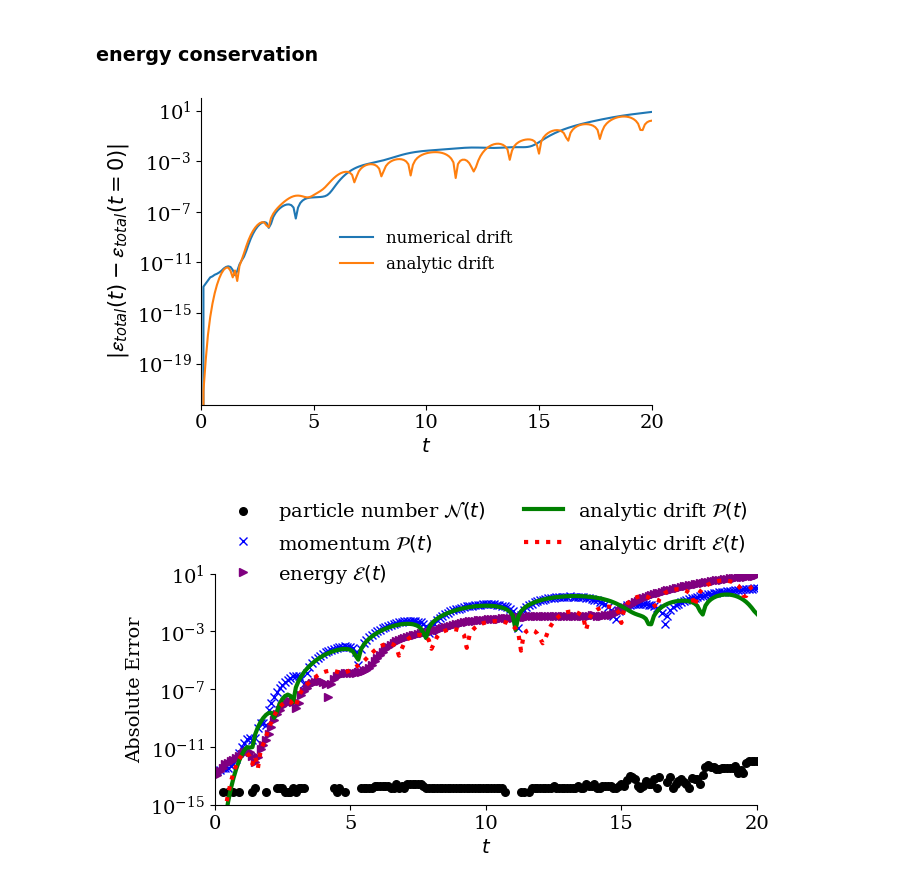
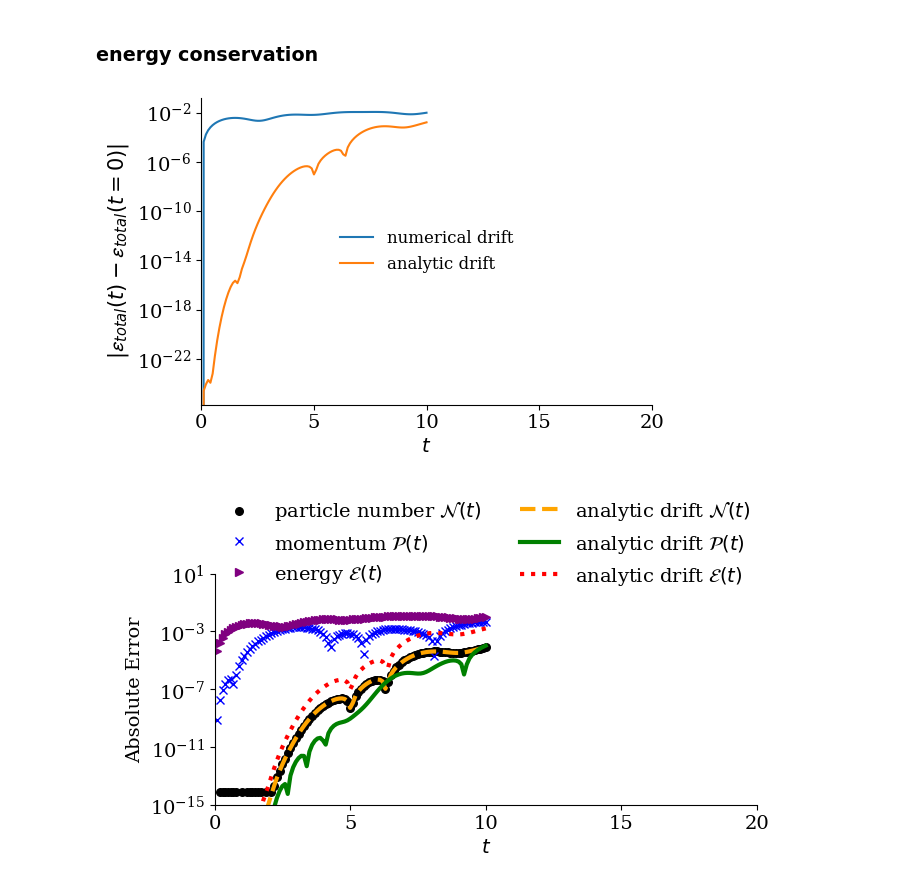
Before and after one commit to opaliss/SW-Conservative-Closure, a Jupyter notebook: SW/bump on tail SW.ipynb, the cells around one changed output. Cells and saved outputs as stored; diff of their text form; code cells hidden in the pictures.

```diff
--- a/SW/bump on tail SW.ipynb
+++ b/SW/bump on tail SW.ipynb
@@ -90,9 +91,5 @@ for ii in range(len(sol_midpoint_t)):
     E_midpoint[:, ii] = solve_poisson_equation_two_stream(state_e1=state_e1_midpoint[:, :, ii],
                                                           state_e2=state_e2_midpoint[:, :, ii],
                                                           state_i=state_i_midpoint[:, :, ii],
-                                                          alpha_e1=alpha_e1,
-                                                          alpha_e2=alpha_e2,
-                                                          alpha_i=alpha_i,
-                                                          Nx=Nx,
-                                                          L=L,
-                                                          Nv=Nv)
+                                                          alpha_e1=alpha_e1, alpha_e2=alpha_e2, alpha_i=alpha_i,
+                                                          Nx=Nx, L=L,  Nv=Nv)
@@ -189,7 +190,7 @@ plt.savefig("../figs/SW_sqrt/bump_on_tail/poisson/bump_on_tail_electron_distribu
 
 ### mass conservation
 # %%
-mass_midpoint = np.zeros(len(sol_midpoint_t))
+mass_midpoint = np.zeros(len(sol_midpoint_t), dtype="complex128")
 
 for ii in range(0, len(sol_midpoint_t)):
     mass_midpoint[ii] = total_mass(state=state_e1_midpoint[:, :, ii], alpha_s=alpha_e1, L=L, Nv=Nv, Nx=Nx)\
@@ -208,10 +209,10 @@ plt.legend()
 # %% [markdown]
 ### momentum conservation
 # %%
-momentum_midpoint_e1 = np.zeros(len(sol_midpoint_t))
-momentum_midpoint_e2 = np.zeros(len(sol_midpoint_t))
-momentum_midpoint_i = np.zeros(len(sol_midpoint_t))
-momentum_midpoint = np.zeros(len(sol_midpoint_t))
+momentum_midpoint_e1 = np.zeros(len(sol_midpoint_t), dtype="complex128")
+momentum_midpoint_e2 = np.zeros(len(sol_midpoint_t), dtype="complex128")
+momentum_midpoint_i = np.zeros(len(sol_midpoint_t), dtype="complex128")
+momentum_midpoint = np.zeros(len(sol_midpoint_t), dtype="complex128")
 
 for ii in range(0, len(sol_midpoint_t)):
     momentum_midpoint_e1[ii] = total_momentum(state=state_e1_midpoint[:, :, ii], alpha_s=alpha_e1, L=L, Nv=Nv, m_s=m_e1, u_s=u_e1, Nx=Nx)
@@ -233,20 +234,20 @@ plt.legend()
 # %% [markdown]
 ### energy conservation
 # %%
-energy_k_midpoint = np.zeros(len(sol_midpoint_t))
-energy_p_midpoint = np.zeros(len(sol_midpoint_t))
+energy_k_midpoint = np.zeros(len(sol_midpoint_t), dtype="complex128")
+energy_p_midpoint = np.zeros(len(sol_midpoint_t), dtype="complex128")
 
 for ii in range(0, len(sol_midpoint_t)):
     energy_k_midpoint[ii] = total_energy_k(state=state_e1_midpoint[:, :, ii], alpha_s=alpha_e1, L=L, Nv=Nv, m_s=m_e1, u_s=u_e1, Nx=Nx)\
                             + total_energy_k(state=state_e2_midpoint[:, :, ii], alpha_s=alpha_e2, L=L, Nv=Nv, m_s=m_e2, u_s=u_e2, Nx=Nx)\
                             + total_energy_k(state=state_i_midpoint[:, :, ii], alpha_s=alpha_i, L=L, Nv=Nv, m_s=m_i, u_s=u_i, Nx=Nx)
 
-    energy_p_midpoint[ii] = 0.5*L*np.sum(np.conjugate(E_midpoint[:, ii]).T @ (E_midpoint[:, ii])).real
+    energy_p_midpoint[ii] = 0.5 * L * np.flip(E_midpoint[:, ii]).T @ E_midpoint[:, ii]
 # %%
 fig, ax = plt.subplots(ncols=1, figsize=(6, 4))
 
 ax.plot(sol_midpoint_t, np.abs(energy_p_midpoint + energy_k_midpoint -energy_p_midpoint[0]-energy_k_midpoint[0]), label="numerical drift")
-ax.plot(sol_midpoint_t, np.abs(sol_midpoint_u[-5]).real, label="analytic drift")
+ax.plot(sol_midpoint_t, np.abs(sol_midpoint_u[-6]), label="analytic drift")
 
 ax.spines['right'].set_visible(False)
 ax.spines['top'].set_visible(False)
@@ -258,27 +259,27 @@ legend = ax.legend(ncols=1, fancybox=False, shadow=False, fontsize=12, loc='cent
 legend.get_frame().set_alpha(0)
 plt.tight_layout()
 # %% [output]
-[figure, old version]
+[figure, new version]
 # %%
 # plot overall conservation properties
 fig, ax = plt.subplots(ncols=1, figsize=(7, 3))
 ax.scatter(sol_midpoint_t, np.abs(mass_midpoint-mass_midpoint[0]), s=30, color="black", label=r"particle number $\mathcal{N}(t)$")
 ax.plot(sol_midpoint_t, np.abs(momentum_midpoint-momentum_midpoint[0]), "x", color="blue", label=r"momentum $\mathcal{P}(t)$")
 ax.plot(sol_midpoint_t, np.abs(energy_p_midpoint + energy_k_midpoint -energy_p_midpoint[0]-energy_k_midpoint[0]), ">", color="purple", label=r"energy $\mathcal{E}(t)$")
-#ax.plot(sol_midpoint_t, np.abs(sol_midpoint_u[-1]), "--", c="orange", linewidth=3, label=r"analytic drift $\mathcal{N}(t)$ ")
-ax.plot(sol_midpoint_t, np.abs(sol_midpoint_u[-3]), "-", c="green", linewidth=3, label=r"analytic drift $\mathcal{P}(t)$")
-ax.plot(sol_midpoint_t, np.abs(sol_midpoint_u[-5]), ":", c="red", linewidth=3, label=r"analytic drift $\mathcal{E}(t)$")
+ax.plot(sol_midpoint_t, np.abs(sol_midpoint_u[-2]), "--", c="orange", linewidth=3, label=r"analytic drift $\mathcal{N}(t)$ ")
+ax.plot(sol_midpoint_t, np.abs(sol_midpoint_u[-4]), "-", c="green", linewidth=3, label=r"analytic drift $\mathcal{P}(t)$")
+ax.plot(sol_midpoint_t, np.abs(sol_midpoint_u[-6]), ":", c="red", linewidth=3, label=r"analytic drift $\mathcal{E}(t)$")
 ax.set_ylim(10**-15, 10**1)
 ax.spines['right'].set_visible(False)
 ax.spines['top'].set_visible(False)
 ax.set_ylabel(r"Absolute Error")
 ax.set_xticks([0, 5, 10, 15, 20])
 ax.set_xlabel("$t$")
 ax.set_xlim(0, T)
 ax.set_yscale("log")
 legend = ax.legend(ncols=2, fontsize=14, loc='upper center', bbox_to_anchor=(0.5, 1.4))
 text = ax.text(-0.2,1.05, " ", transform=ax.transAxes)
 legend.get_frame().set_alpha(0)
 plt.savefig("../figs/SW/bump_on_tail/conservation_" + str(Nv) + "_bump_on_tail_SW.png", bbox_inches='tight', dpi=600)
 # %% [output]
-[figure, old version]
+[figure, new version]
```
Also changed, not shown: parts of 10 cells of this notebook, 2 other files.
